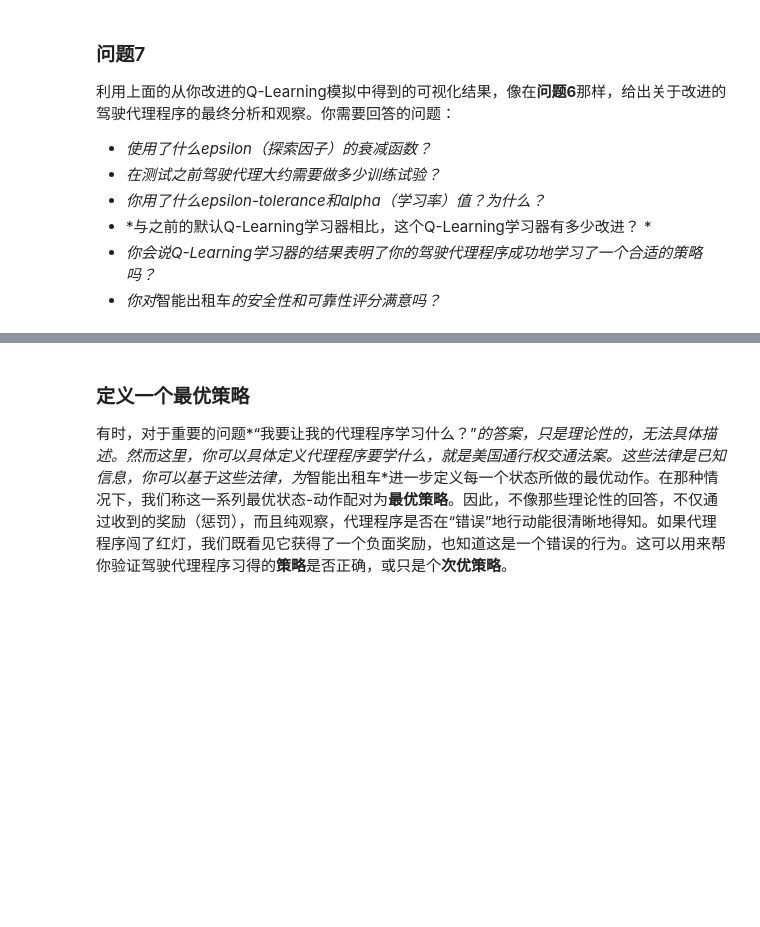
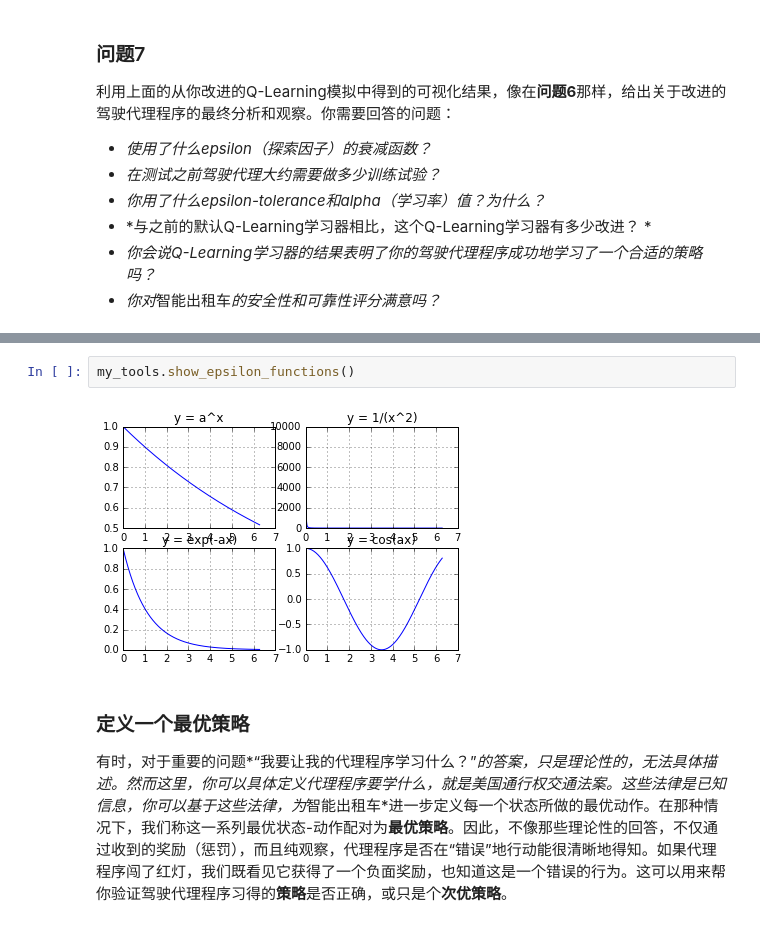
Before and after one commit to blackantchen/smartcab, a Jupyter notebook: smartcab.ipynb, the cells around one changed output, grey strips where cells are left out. Drawn from its saved outputs; the diff is of its cells as text; blank space fills up the shorter version.

```diff
--- a/smartcab.ipynb
+++ b/smartcab.ipynb
@@ -350,3 +309,7 @@ plt.show()
+# %%
+my_tools.show_epsilon_functions()
+# %% [output]
+[figure, added]
 # %% [markdown]
 ### 定义一个最优策略
 
```
Also changed, not shown: parts of 11 cells of this notebook, 2 other files.
